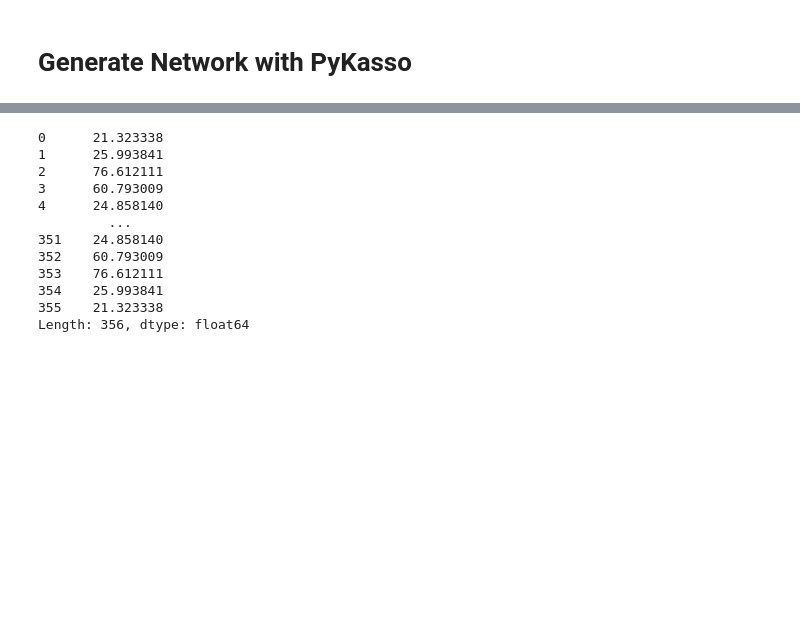
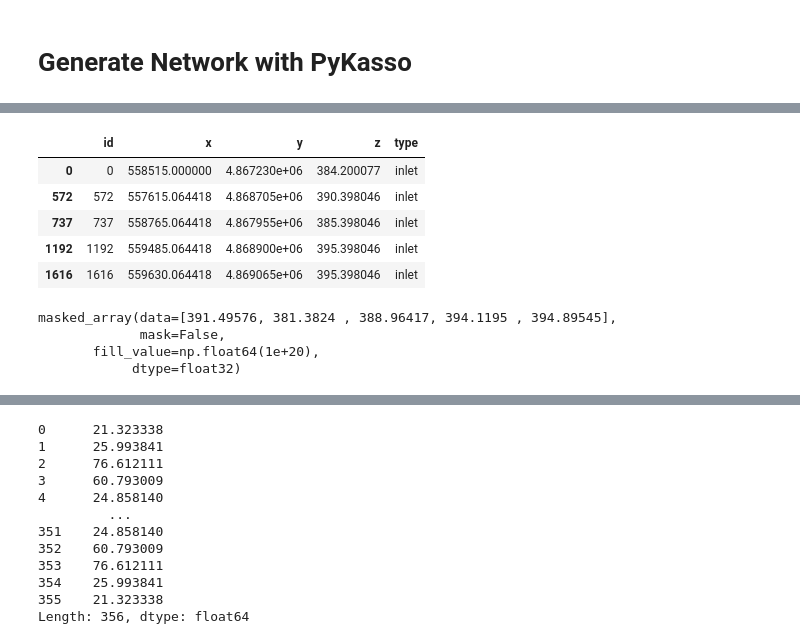
Before and after one commit to jhuang523/UMNBearSpring, a Jupyter notebook: openkarst/conduits/conduits_V1.ipynb, the cells around one changed output, grey strips where cells are left out. Cells and saved outputs as stored; diff of their text form; code cells hidden in the pictures; blank space fills up the shorter version.

```diff
--- a/openkarst/conduits/conduits_V1.ipynb
+++ b/openkarst/conduits/conduits_V1.ipynb
@@ -90,0 +98,16 @@ plot_3D_network(nodes, edges, node_color = 'type')
+# %%
+nodes[nodes.type =='inlet']
+# %% [output]
+|  | id | x | y | z | type |
+| 0 | 0 | 558515.000000 | 4.867230e+06 | 384.200077 | inlet |
+| 572 | 572 | 557615.064418 | 4.868705e+06 | 390.398046 | inlet |
+| 737 | 737 | 558765.064418 | 4.867955e+06 | 385.398046 | inlet |
+| 1192 | 1192 | 559485.064418 | 4.868900e+06 | 395.398046 | inlet |
+| 1616 | 1616 | 559630.064418 | 4.869065e+06 | 395.398046 | inlet |
+# %%
+grid.T[coords[1], coords[0]]
+# %% [output]
+masked_array(data=[391.49576, 381.3824 , 388.96417, 394.1195 , 394.89545],
+             mask=False,
+       fill_value=np.float64(1e+20),
+            dtype=float32)
```
Also changed, not shown: parts of 13 cells of this notebook, 12 other files.
